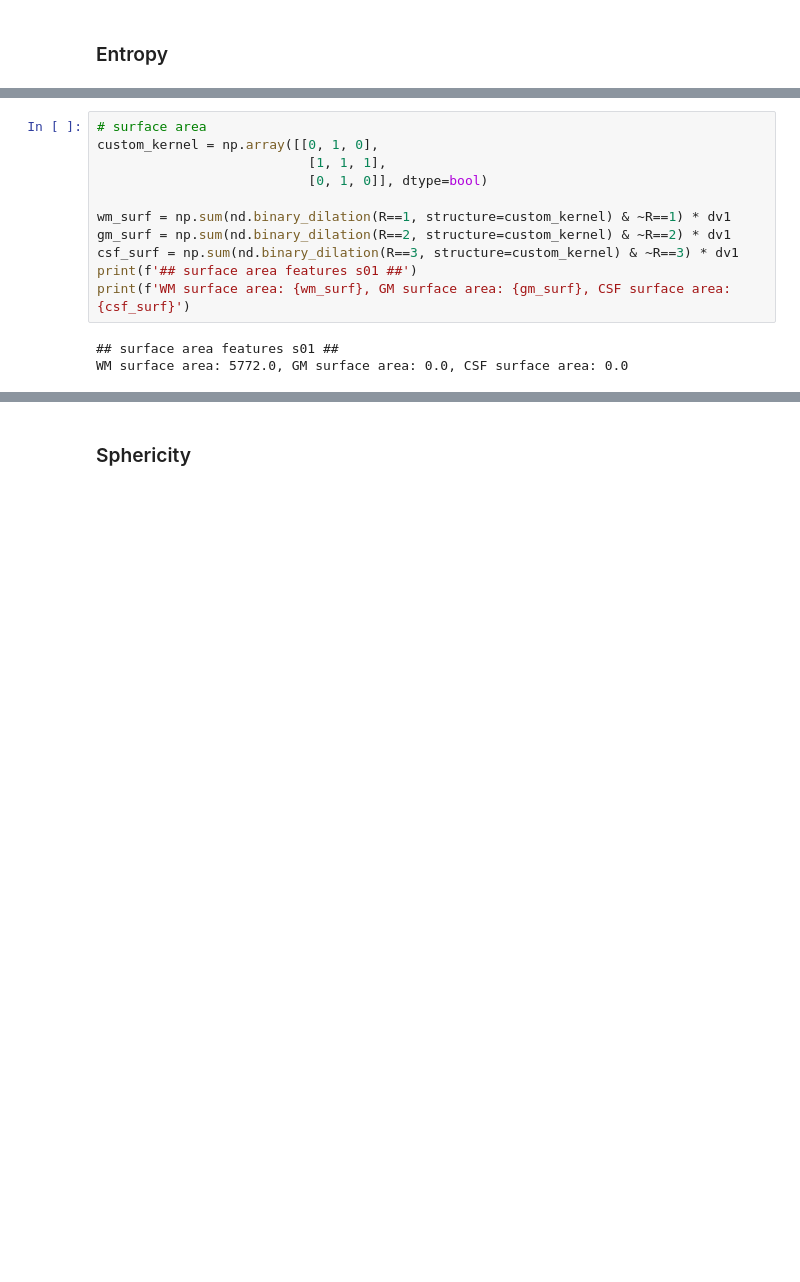
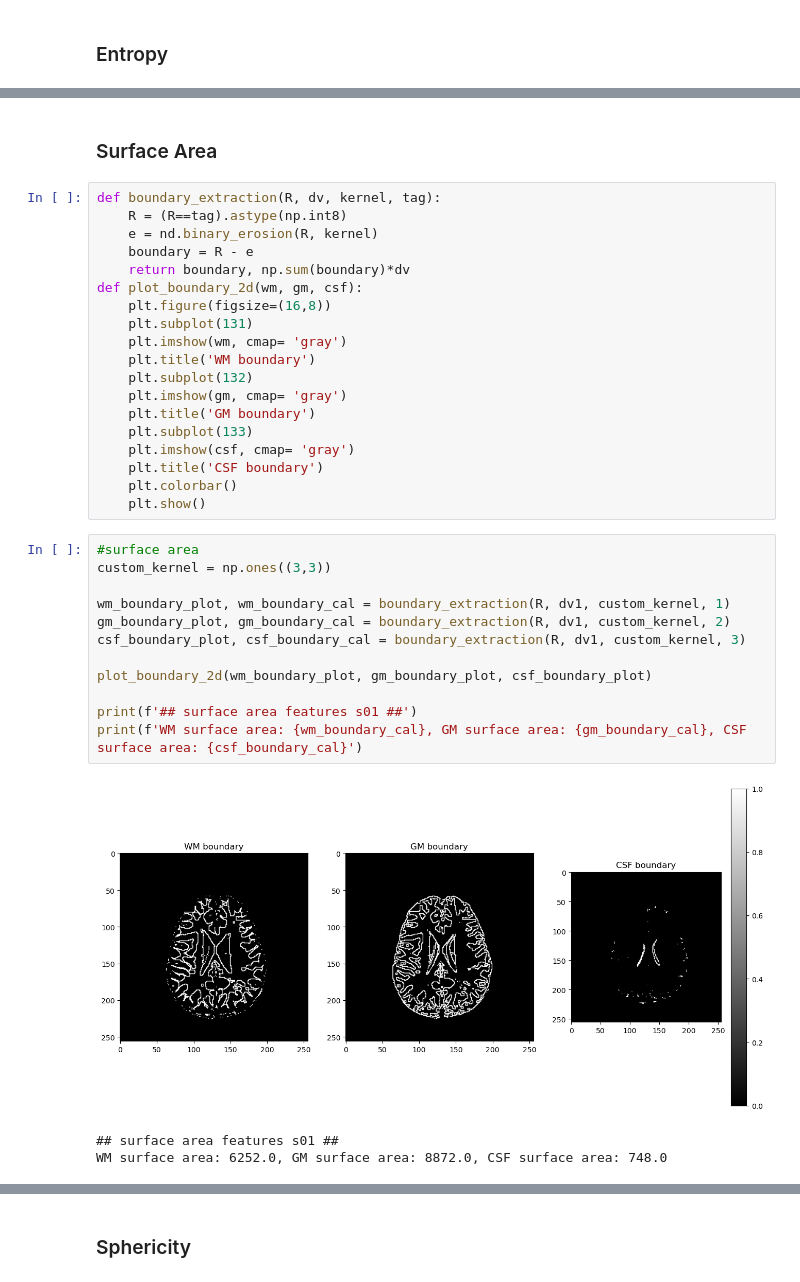
Before and after one commit to changmaaa/MIP_HW, a Jupyter notebook: HW5/HW5_201902332_유창민.ipynb, the cells around one changed output, grey strips where cells are left out. Cells and saved outputs as stored; diff of their text form; blank space fills up the shorter version.

```diff
--- a/HW5/HW5_201902332_유창민.ipynb
+++ b/HW5/HW5_201902332_유창민.ipynb
@@ -297,14 +287,37 @@ WM entropy: 9.084402064344168, GM entropy: 8.575937725117189, CSF entropy: 6.486
+# %% [markdown]
+### Surface Area
+# %%
+def boundary_extraction(R, dv, kernel, tag):
+    R = (R==tag).astype(np.int8)
+    e = nd.binary_erosion(R, kernel)
+    boundary = R - e
+    return boundary, np.sum(boundary)*dv
+def plot_boundary_2d(wm, gm, csf):
+    plt.figure(figsize=(16,8))
+    plt.subplot(131)
+    plt.imshow(wm, cmap= 'gray')
+    plt.title('WM boundary')
+    plt.subplot(132)
+    plt.imshow(gm, cmap= 'gray')
+    plt.title('GM boundary')
+    plt.subplot(133)
+    plt.imshow(csf, cmap= 'gray')
+    plt.title('CSF boundary')
+    plt.colorbar()
+    plt.show()
 # %%
-# surface area
-custom_kernel = np.array([[0, 1, 0],
-                           [1, 1, 1],
-                           [0, 1, 0]], dtype=bool)
+#surface area
+custom_kernel = np.ones((3,3))
 
-wm_surf = np.sum(nd.binary_dilation(R==1, structure=custom_kernel) & ~R==1) * dv1
-gm_surf = np.sum(nd.binary_dilation(R==2, structure=custom_kernel) & ~R==2) * dv1
-csf_surf = np.sum(nd.binary_dilation(R==3, structure=custom_kernel) & ~R==3) * dv1
+wm_boundary_plot, wm_boundary_cal = boundary_extraction(R, dv1, custom_kernel, 1)
+gm_boundary_plot, gm_boundary_cal = boundary_extraction(R, dv1, custom_kernel, 2)
+csf_boundary_plot, csf_boundary_cal = boundary_extraction(R, dv1, custom_kernel, 3)
+
+plot_boundary_2d(wm_boundary_plot, gm_boundary_plot, csf_boundary_plot)
+
 print(f'## surface area features s01 ##')
-print(f'WM surface area: {wm_surf}, GM surface area: {gm_surf}, CSF surface area: {csf_surf}')
+print(f'WM surface area: {wm_boundary_cal}, GM surface area: {gm_boundary_cal}, CSF surface area: {csf_boundary_cal}')
 # %% [output]
+[figure, added]
 ## surface area features s01 ##
-WM surface area: 5772.0, GM surface area: 0.0, CSF surface area: 0.0
+WM surface area: 6252.0, GM surface area: 8872.0, CSF surface area: 748.0
```
Also changed, not shown: parts of 15 cells of this notebook, 1 other file.
